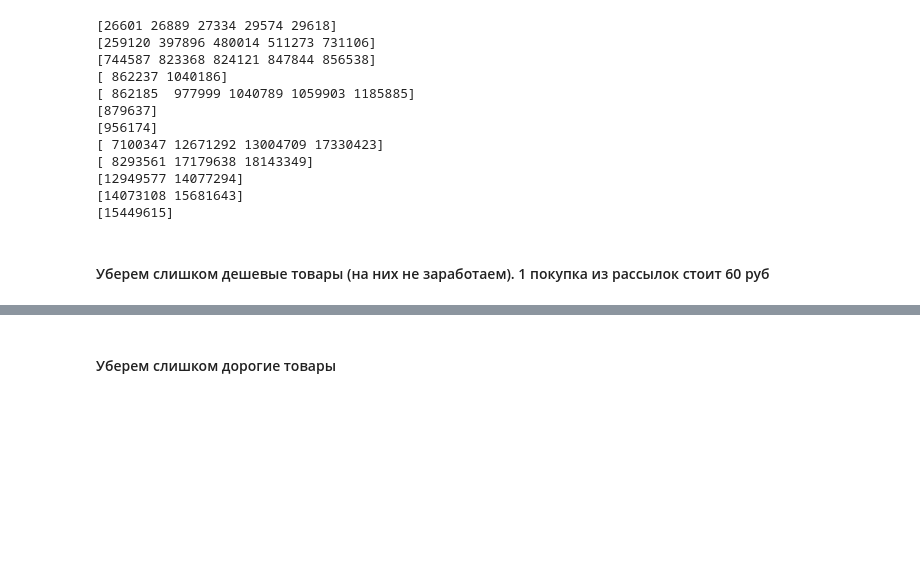
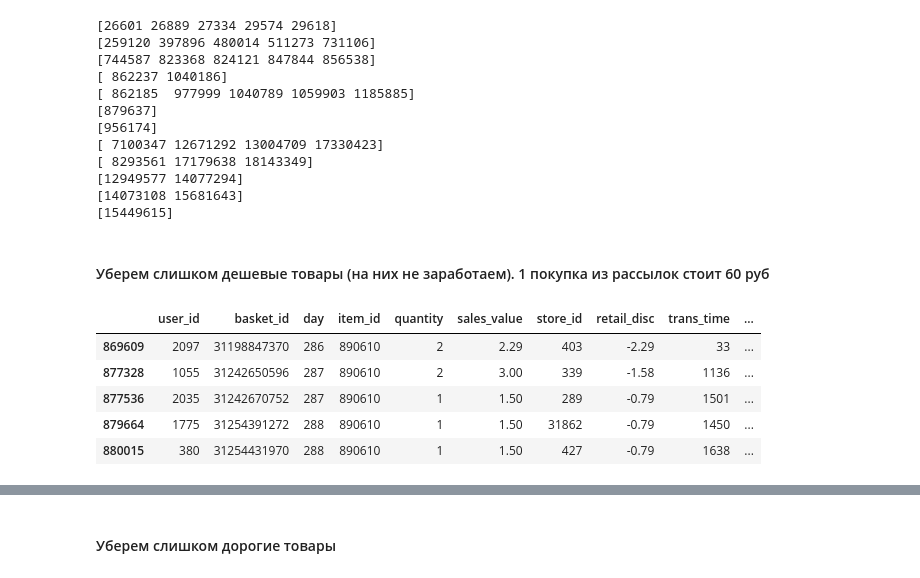
Before and after one commit to VitalyGladyshev/gb_rec_sys, a Jupyter notebook: rc_hw_04.ipynb, the cells around one changed output, grey strips where cells are left out. Drawn from its saved outputs; the diff is of its cells as text; code cells hidden in the pictures; blank space fills up the shorter version.

```diff
--- a/rc_hw_04.ipynb
+++ b/rc_hw_04.ipynb
@@ -403,3 +403,12 @@ for dep in dep_list:
     data.loc[data['item_id'].isin(drop_items_list), 'item_id'] = 999999
 # %% [markdown]
 #### Уберем слишком дешевые товары (на них не заработаем). 1 покупка из рассылок стоит 60 руб
+# %%
+data.loc[data['item_id'] == 890610].head()
+# %% [output]
+|  | user_id | basket_id | day | item_id | quantity | sales_value | store_id | retail_disc | trans_time | ... |
+| 869609 | 2097 | 31198847370 | 286 | 890610 | 2 | 2.29 | 403 | -2.29 | 33 | ... |
+| 877328 | 1055 | 31242650596 | 287 | 890610 | 2 | 3.00 | 339 | -1.58 | 1136 | ... |
+| 877536 | 2035 | 31242670752 | 287 | 890610 | 1 | 1.50 | 289 | -0.79 | 1501 | ... |
+| 879664 | 1775 | 31254391272 | 288 | 890610 | 1 | 1.50 | 31862 | -0.79 | 1450 | ... |
+| 880015 | 380 | 31254431970 | 288 | 890610 | 1 | 1.50 | 427 | -0.79 | 1638 | ... |
```
Also changed, not shown: parts of 5 cells of this notebook.
